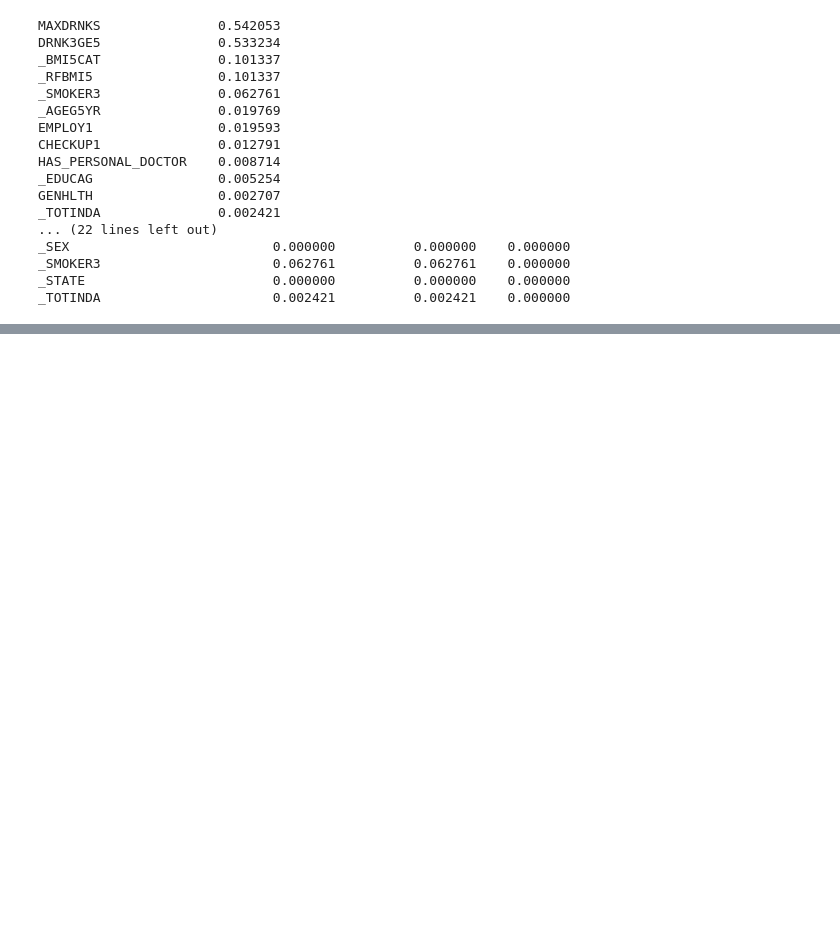
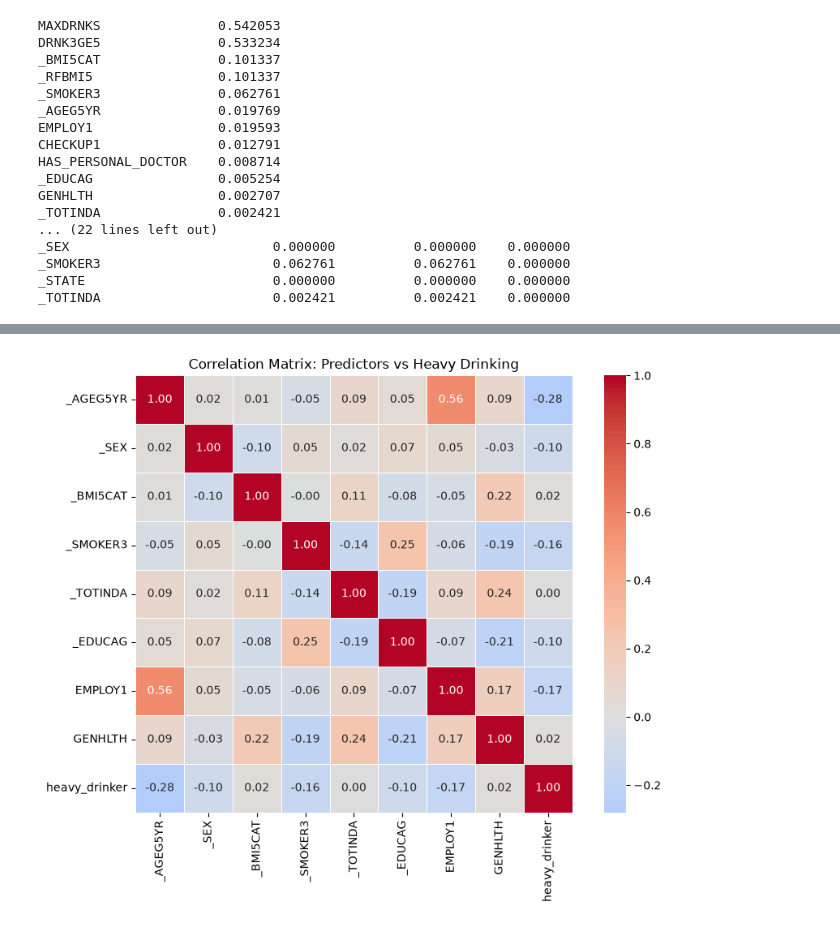
Before and after one commit to branson8815/Health-Project, a Jupyter notebook: health_proj.ipynb, the cells around one changed output, grey strips where cells are left out. Drawn from its saved outputs; the diff is of its cells as text; code cells hidden in the pictures; blank space fills up the shorter version.

```diff
--- a/health_proj.ipynb
+++ b/health_proj.ipynb
@@ -378,0 +430,4 @@ _TOTINDA                      0.002421          0.002421    0.000000
+# %%
+filtered_eda_df['_AGEG5YR'] = filtered_eda_df['_AGEG5YR'].replace([14], np.nan)
+# %%
+filtered_eda_df['EMPLOY1'] = filtered_eda_df['EMPLOY1'].replace([9], np.nan)
@@ -378,0 +535,14 @@ _TOTINDA                      0.002421          0.002421    0.000000
+# %%
+corr_cols = ['_AGEG5YR', '_SEX', '_BMI5CAT', '_SMOKER3', '_TOTINDA',
+             '_EDUCAG', 'EMPLOY1', 'GENHLTH', 'heavy_drinker']
+
+corr_matrix = model_df[corr_cols].corr()
+
+plt.figure(figsize=(9, 7))
+sns.heatmap(corr_matrix, annot=True, cmap='coolwarm', center=0, fmt='.2f',
+            square=True, linewidths=0.5)
+plt.title('Correlation Matrix: Predictors vs Heavy Drinking')
+plt.tight_layout()
+plt.show()
+# %% [output]
+[figure, added]
```
Also changed, not shown: parts of 15 cells of this notebook.
